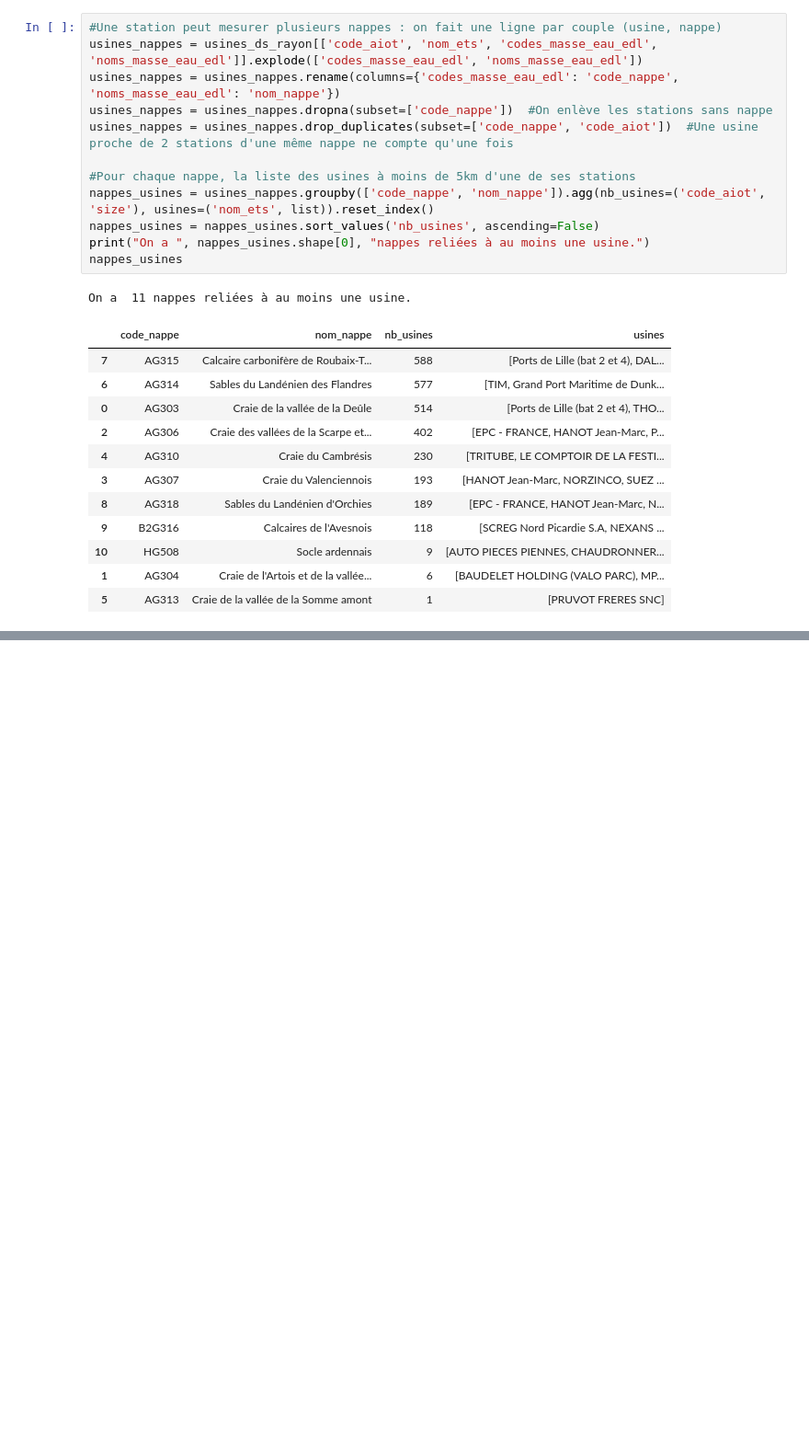
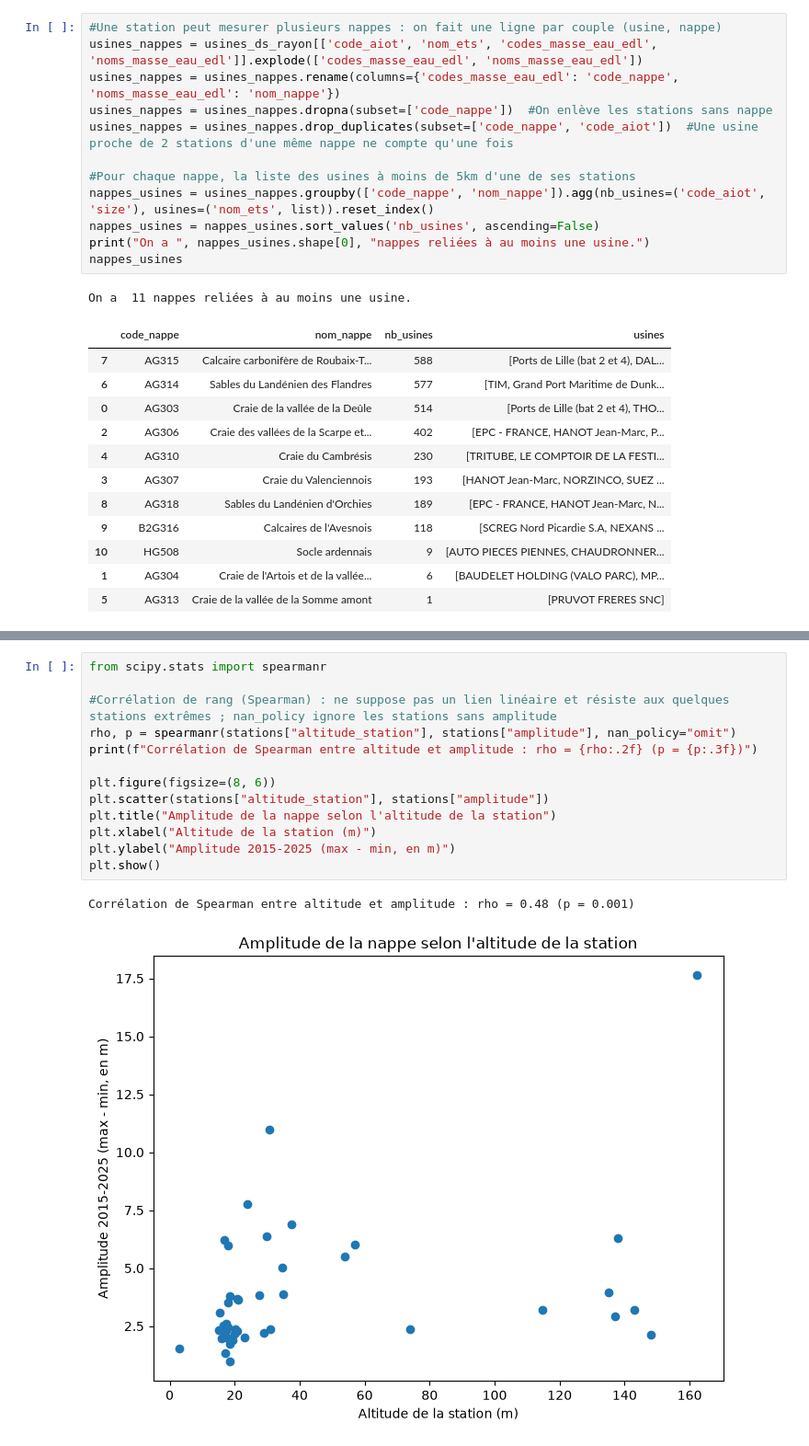
Before and after one commit to Nathan-de-J/PYDS, a Jupyter notebook: website/code/index_alex_eau.ipynb, the cells around one changed output, grey strips where cells are left out. Shown at 92% size. Cells and saved outputs as stored; diff of their text form; blank space fills up the shorter version.

```diff
--- a/website/code/index_alex_eau.ipynb
+++ b/website/code/index_alex_eau.ipynb
@@ -346,0 +419,16 @@ ce qui reste, le **résidu**, contient les tendances que le climat n'explique pa
+# %%
+from scipy.stats import spearmanr
+
+#Corrélation de rang (Spearman) : ne suppose pas un lien linéaire et résiste aux quelques stations extrêmes ; nan_policy ignore les stations sans amplitude
+rho, p = spearmanr(stations["altitude_station"], stations["amplitude"], nan_policy="omit")
+print(f"Corrélation de Spearman entre altitude et amplitude : rho = {rho:.2f} (p = {p:.3f})")
+
+plt.figure(figsize=(8, 6))
+plt.scatter(stations["altitude_station"], stations["amplitude"])
+plt.title("Amplitude de la nappe selon l'altitude de la station")
+plt.xlabel("Altitude de la station (m)")
+plt.ylabel("Amplitude 2015-2025 (max - min, en m)")
+plt.show()
+# %% [output]
+Corrélation de Spearman entre altitude et amplitude : rho = 0.48 (p = 0.001)
+[figure, added]
```
Also changed, not shown: parts of 37 cells of this notebook, 1 other file.
